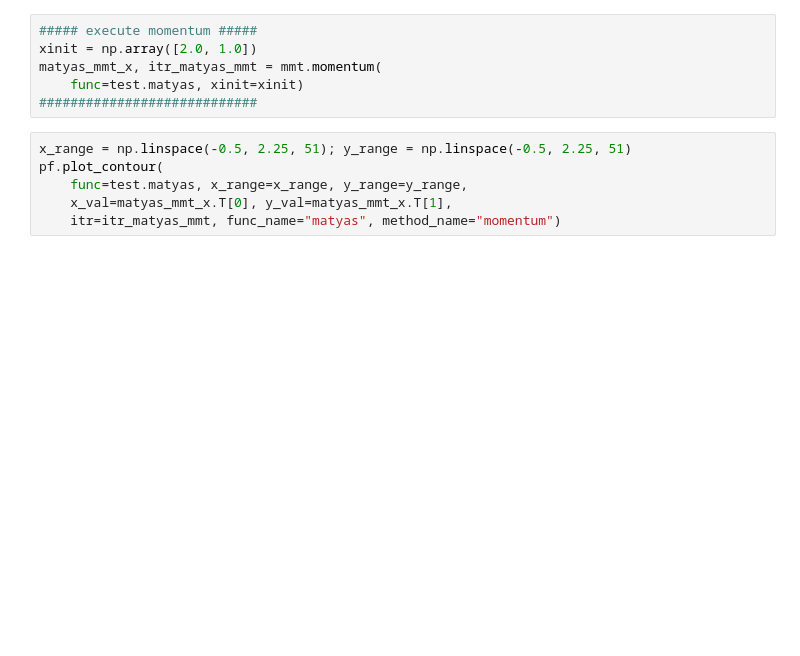
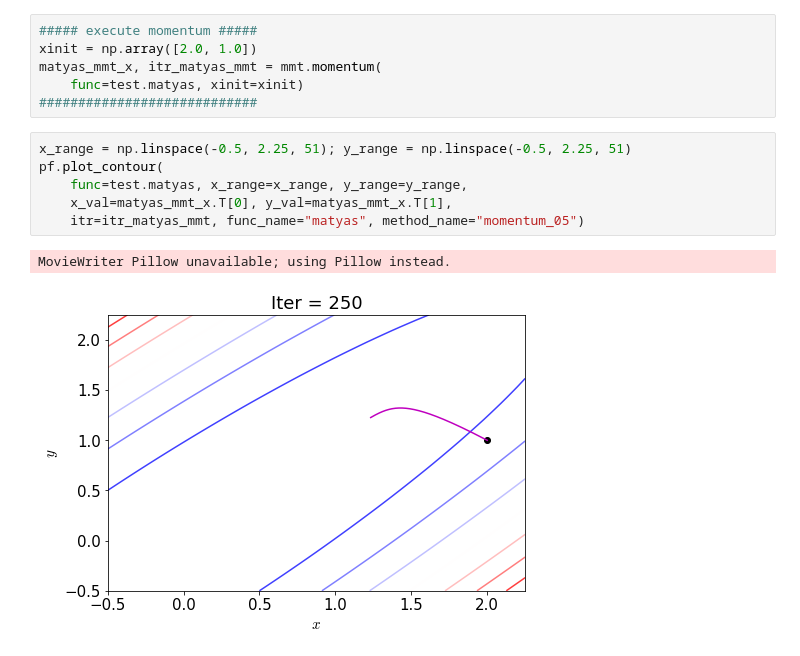
Before and after one commit to SeeKT/ML_optimization, a Jupyter notebook: note/3.momentum.ipynb, the cells around one changed output. Saved outputs shown, nothing was run; the diff lists cells and outputs as text; blank space fills up the shorter version.

```diff
--- a/note/3.momentum.ipynb
+++ b/note/3.momentum.ipynb
@@ -56,8 +60,11 @@ matyas_mmt_x, itr_matyas_mmt = mmt.momentum(
 # %%
 x_range = np.linspace(-0.5, 2.25, 51); y_range = np.linspace(-0.5, 2.25, 51)
 pf.plot_contour(
     func=test.matyas, x_range=x_range, y_range=y_range,
     x_val=matyas_mmt_x.T[0], y_val=matyas_mmt_x.T[1],
-    itr=itr_matyas_mmt, func_name="matyas", method_name="momentum")
+    itr=itr_matyas_mmt, func_name="matyas", method_name="momentum_05")
+# %% [output]
+MovieWriter Pillow unavailable; using Pillow instead.
+[figure, added]
 # %% [markdown]
 <img src="https://github.com/SeeKT/ML_optimization/blob/master/note/fig/matyas/contour_matyas_momentum.gif?raw=true">
```
Also changed, not shown: parts of 5 cells of this notebook, 10 other files.
